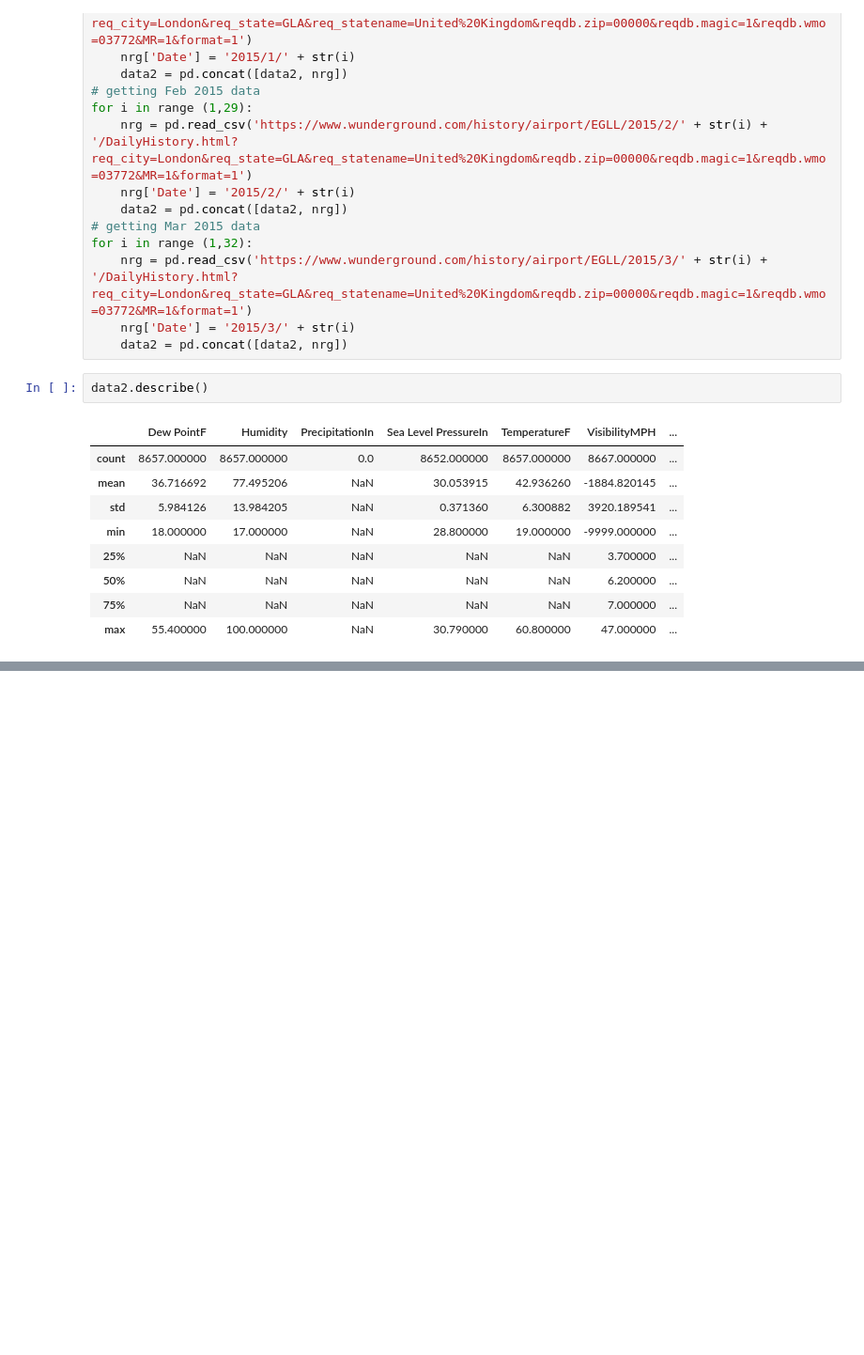
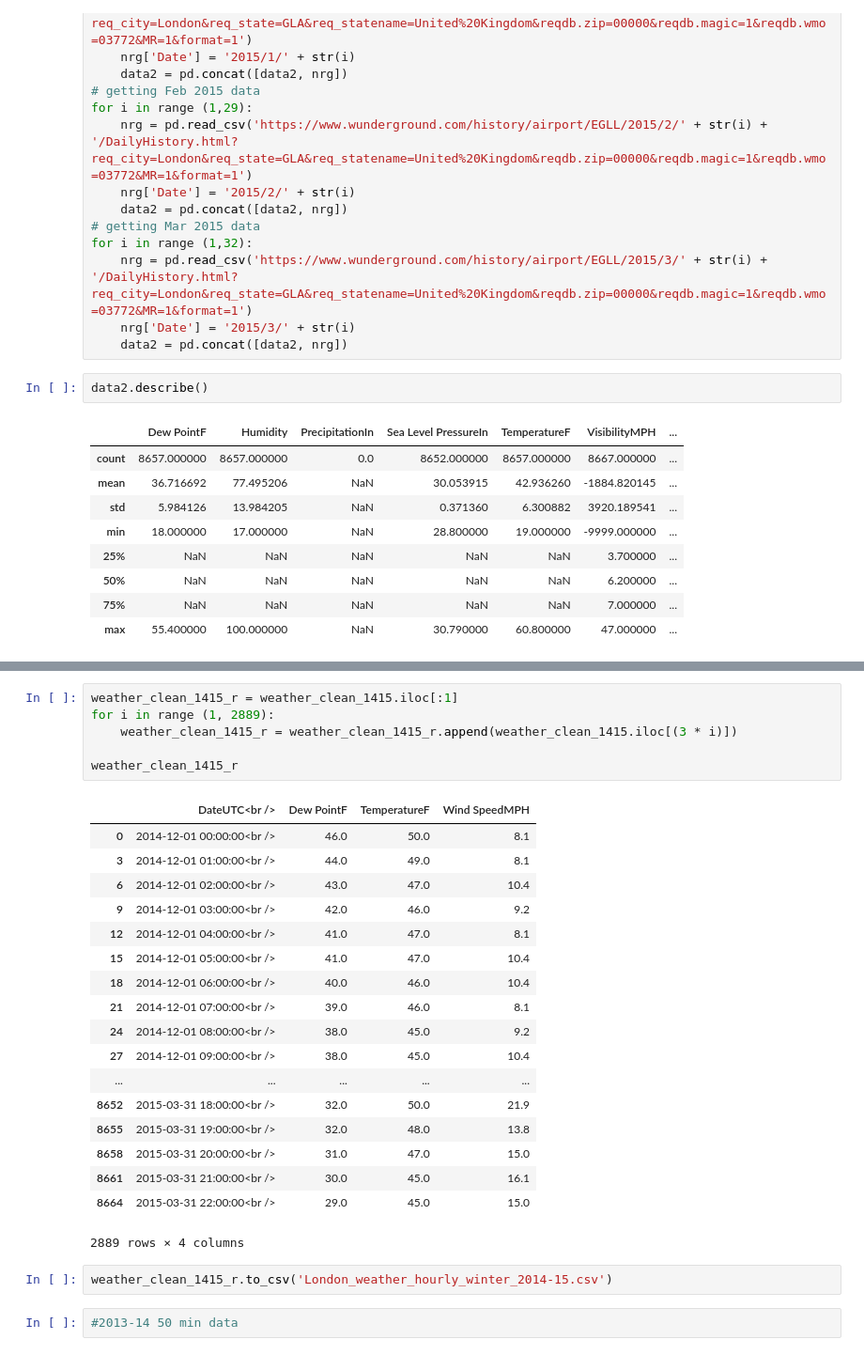
Before and after one commit to connorchency/Taming-the-Peak, a Jupyter notebook: London_weather.ipynb, the cells around one changed output, grey strips where cells are left out. Shown at 94% size. Drawn from its saved outputs; the diff is of its cells as text; blank space fills up the shorter version.

```diff
--- a/London_weather.ipynb
+++ b/London_weather.ipynb
@@ -181,0 +198,29 @@ iopa
+# %%
+weather_clean_1415_r = weather_clean_1415.iloc[:1]
+for i in range (1, 2889):
+    weather_clean_1415_r = weather_clean_1415_r.append(weather_clean_1415.iloc[(3 * i)])
+
+weather_clean_1415_r
+# %% [output]
+|  | DateUTC<br /> | Dew PointF | TemperatureF | Wind SpeedMPH |
+| 0 | 2014-12-01 00:00:00<br /> | 46.0 | 50.0 | 8.1 |
+| 3 | 2014-12-01 01:00:00<br /> | 44.0 | 49.0 | 8.1 |
+| 6 | 2014-12-01 02:00:00<br /> | 43.0 | 47.0 | 10.4 |
+| 9 | 2014-12-01 03:00:00<br /> | 42.0 | 46.0 | 9.2 |
+| 12 | 2014-12-01 04:00:00<br /> | 41.0 | 47.0 | 8.1 |
+| 15 | 2014-12-01 05:00:00<br /> | 41.0 | 47.0 | 10.4 |
+| 18 | 2014-12-01 06:00:00<br /> | 40.0 | 46.0 | 10.4 |
+| 21 | 2014-12-01 07:00:00<br /> | 39.0 | 46.0 | 8.1 |
+| 24 | 2014-12-01 08:00:00<br /> | 38.0 | 45.0 | 9.2 |
+| 27 | 2014-12-01 09:00:00<br /> | 38.0 | 45.0 | 10.4 |
+| ... | ... | ... | ... | ... |
+| 8652 | 2015-03-31 18:00:00<br /> | 32.0 | 50.0 | 21.9 |
+| 8655 | 2015-03-31 19:00:00<br /> | 32.0 | 48.0 | 13.8 |
+| 8658 | 2015-03-31 20:00:00<br /> | 31.0 | 47.0 | 15.0 |
+| 8661 | 2015-03-31 21:00:00<br /> | 30.0 | 45.0 | 16.1 |
+| 8664 | 2015-03-31 22:00:00<br /> | 29.0 | 45.0 | 15.0 |
+2889 rows × 4 columns
+# %%
+weather_clean_1415_r.to_csv('London_weather_hourly_winter_2014-15.csv')
+# %%
+#2013-14 50 min data
```
Also changed, not shown: parts of 26 cells of this notebook, 6 other files.
